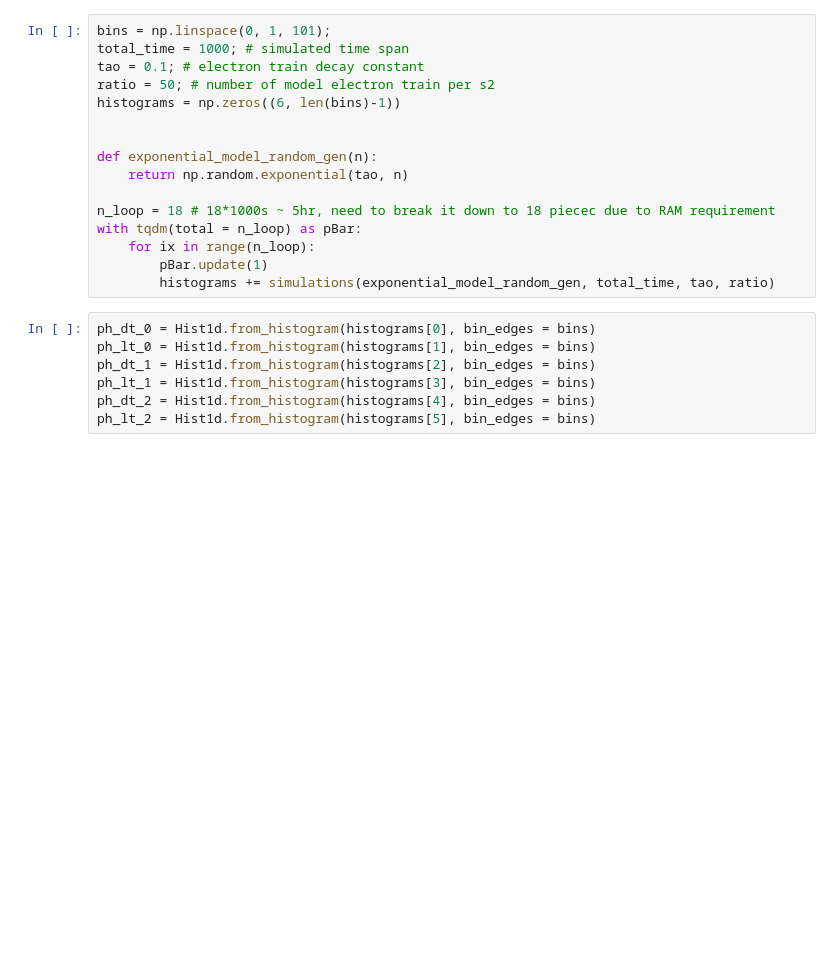
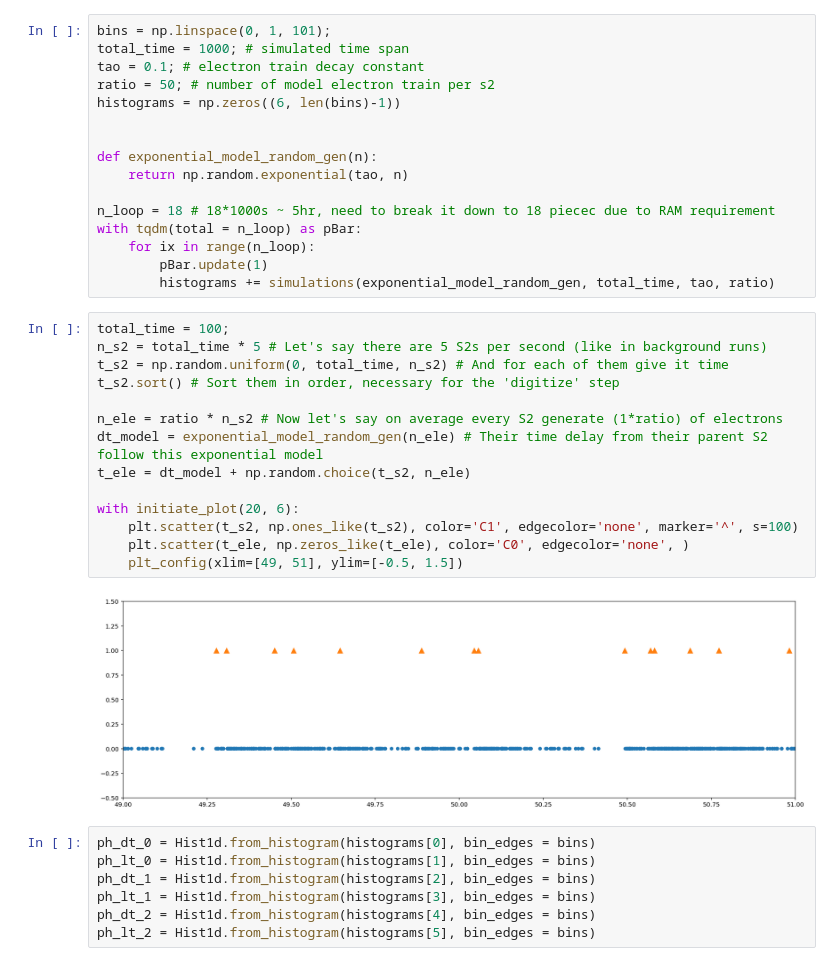
Before and after one commit to zhut19/Cool_Electrons, a Jupyter notebook: SingleElectronToyMC.ipynb, the cells around one changed output. Saved outputs shown, nothing was run; the diff lists cells and outputs as text; blank space fills up the shorter version.

```diff
--- a/SingleElectronToyMC.ipynb
+++ b/SingleElectronToyMC.ipynb
@@ -147,6 +147,22 @@ with tqdm(total = n_loop) as pBar:
     for ix in range(n_loop):
         pBar.update(1)
         histograms += simulations(exponential_model_random_gen, total_time, tao, ratio)
+# %%
+total_time = 100;
+n_s2 = total_time * 5 # Let's say there are 5 S2s per second (like in background runs)
+t_s2 = np.random.uniform(0, total_time, n_s2) # And for each of them give it time
+t_s2.sort() # Sort them in order, necessary for the 'digitize' step
+
+n_ele = ratio * n_s2 # Now let's say on average every S2 generate (1*ratio) of electrons
+dt_model = exponential_model_random_gen(n_ele) # Their time delay from their parent S2 follow this exponential model
+t_ele = dt_model + np.random.choice(t_s2, n_ele)
+
+with initiate_plot(20, 6):
+    plt.scatter(t_s2, np.ones_like(t_s2), color='C1', edgecolor='none', marker='^', s=100)
+    plt.scatter(t_ele, np.zeros_like(t_ele), color='C0', edgecolor='none', )
+    plt_config(xlim=[49, 51], ylim=[-0.5, 1.5])
+# %% [output]
+[figure, added]
 # %%
 ph_dt_0 = Hist1d.from_histogram(histograms[0], bin_edges = bins)
 ph_lt_0 = Hist1d.from_histogram(histograms[1], bin_edges = bins)
```
Also changed, not shown: parts of 3 cells of this notebook, 1 other file.
